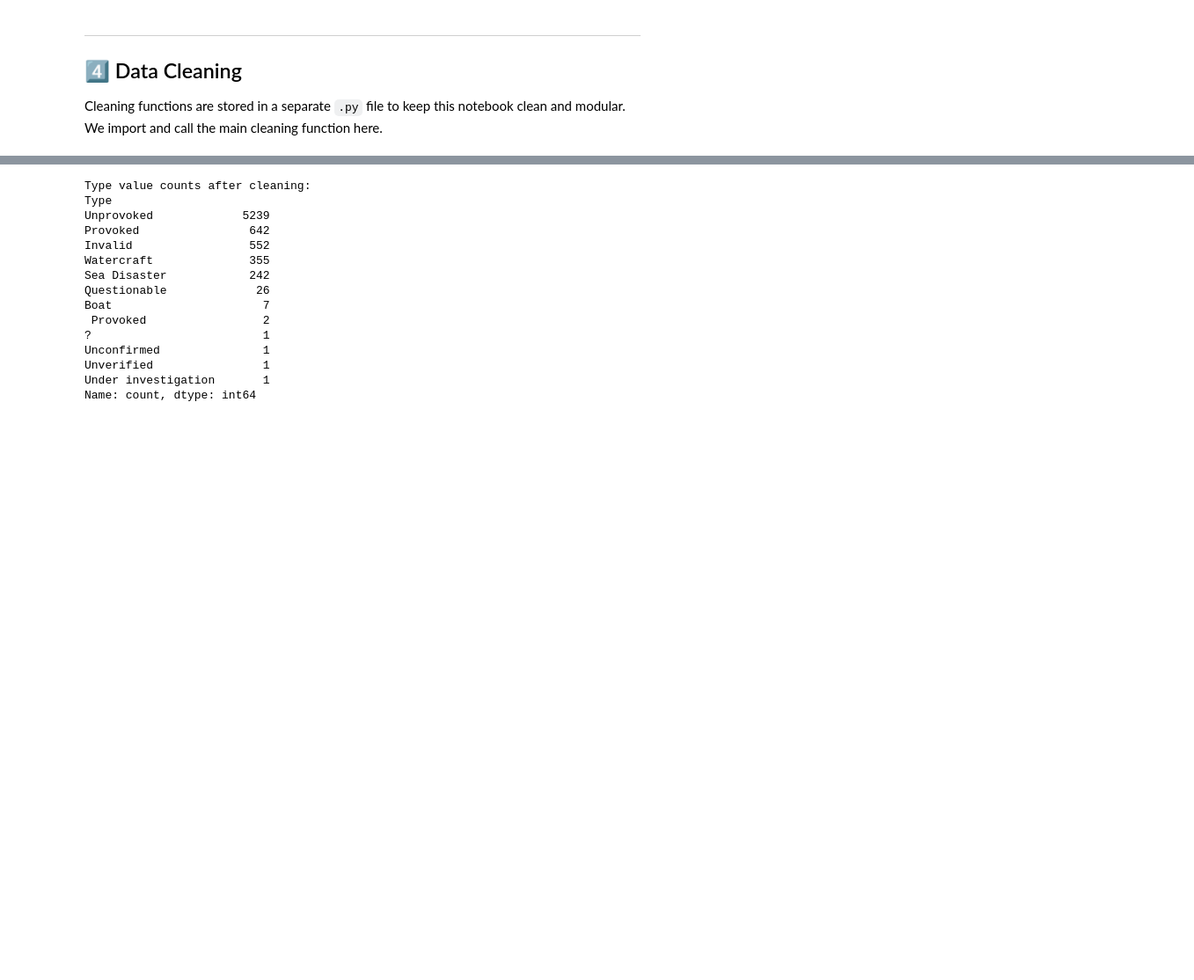
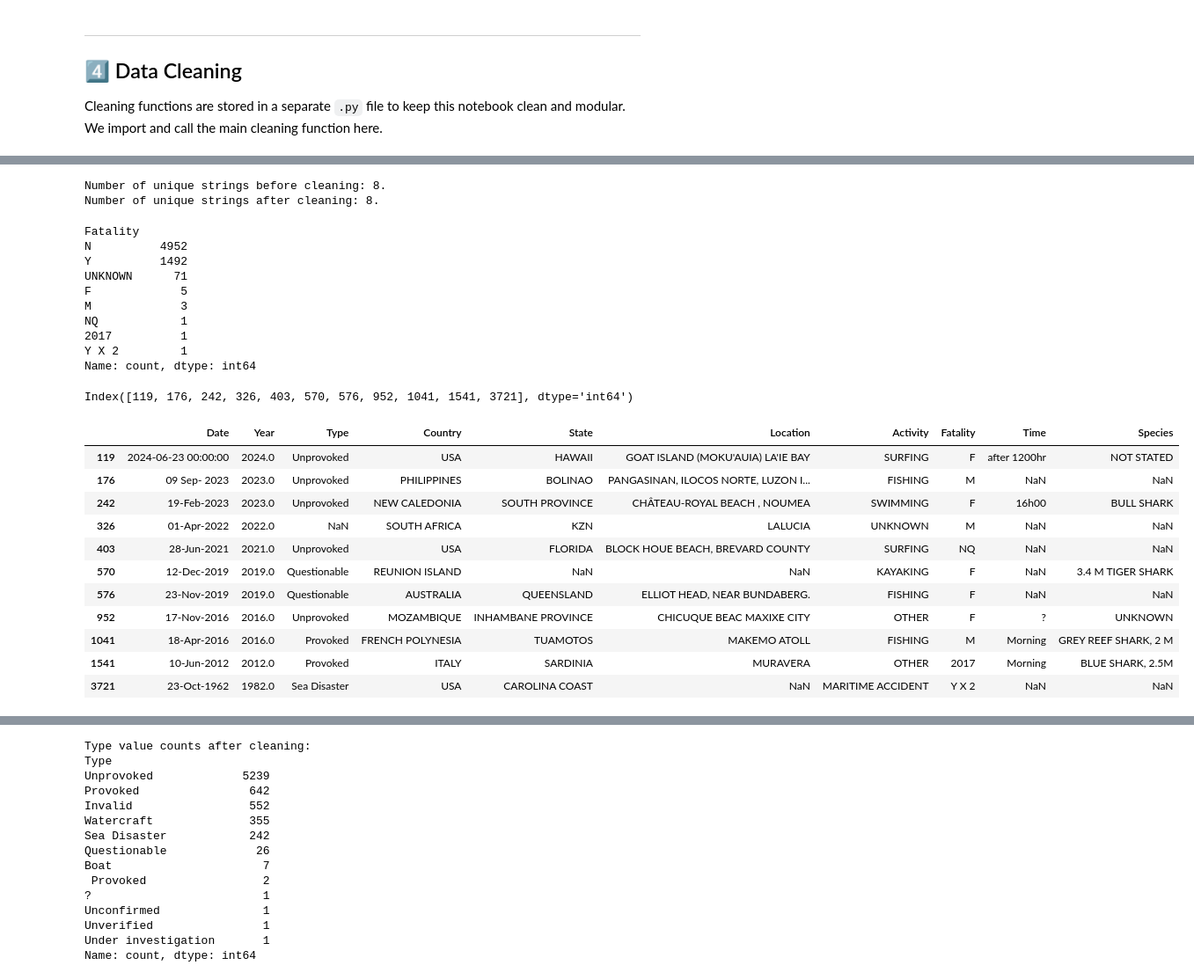
Before and after one commit to cadiyubu/Week2_Shark_Miniproject-, a Jupyter notebook: Shark_df_Analysis_Notebook.ipynb, the cells around one changed output, grey strips where cells are left out. Shown at 88% size. Cells and saved outputs as stored; diff of their text form; code cells hidden in the pictures; blank space fills up the shorter version.

```diff
--- a/Shark_df_Analysis_Notebook.ipynb
+++ b/Shark_df_Analysis_Notebook.ipynb
@@ -145,0 +196,7 @@ print(shark_clean.columns.tolist())
+# %%
+#column_names
+def clean_col_name(col):
+    return col.strip().capitalize()
+
+shark_clean.columns = shark_clean.columns.map(clean_col_name)
+print(shark_clean.columns)
@@ -145,0 +207,5 @@ print(shark_clean.columns.tolist())
+# %%
+# fix only remaining unclear column name:
+
+shark_clean.rename(columns={'Fatal y/n': 'Fatality'}, inplace=True)
+print(shark_clean.columns)
@@ -145,0 +307,8 @@ print(shark_clean.columns.tolist())
+# %%
+#2. Cleaning State:
+
+print(f'Number of unique strings before cleaning: {shark_clean.State.nunique()}.')
+shark_clean["State"] = shark_clean["State"].apply(clean_string)
+print(f'Number of unique strings after cleaning: {shark_clean.State.nunique()}.')
+weird_states=find_weird_strings(shark_clean, 'State')
+display(weird_states)
@@ -145,0 +331,8 @@ print(shark_clean.columns.tolist())
+# %%
+#3. Cleaning Location:
+
+print(f'Number of unique strings before cleaning: {shark_clean.Location.nunique()}.')
+shark_clean["Location"] = shark_clean["Location"].apply(clean_string)
+print(f'Number of unique strings after cleaning: {shark_clean.Location.nunique()}.')
+weird_locations=find_weird_strings(shark_clean, 'Location')
+display(weird_locations)
@@ -145,0 +355,38 @@ print(shark_clean.columns.tolist())
+# %%
+#4. Cleaning FATALITY:
+
+print(f'Number of unique strings before cleaning: {shark_clean.Fatality.nunique()}.')
+shark_clean["Fatality"] = shark_clean["Fatality"].apply(clean_string)
+print(f'Number of unique strings after cleaning: {shark_clean.Fatality.nunique()}.')
+display(shark_clean.Fatality.value_counts())
+
+#getting the rows with weird values to see what is happening there:
+weird_values = ['F', 'M', 'NQ', '2017', 'Y X 2']
+display(shark_clean[shark_clean['Fatality'].isin(weird_values)].index)
+display(shark_clean[shark_clean['Fatality'].isin(weird_values)])
+# %% [output]
+Number of unique strings before cleaning: 8.
+Number of unique strings after cleaning: 8.
+Fatality
+N          4952
+Y          1492
+UNKNOWN      71
+F             5
+M             3
+NQ            1
+2017          1
+Y X 2         1
+Name: count, dtype: int64
+Index([119, 176, 242, 326, 403, 570, 576, 952, 1041, 1541, 3721], dtype='int64')
+|  | Date | Year | Type | Country | State | Location | Activity | Fatality | Time | Species |
+| 119 | 2024-06-23 00:00:00 | 2024.0 | Unprovoked | USA | HAWAII | GOAT ISLAND (MOKU'AUIA) LA'IE BAY | SURFING | F | after 1200hr | NOT STATED |
+| 176 | 09 Sep- 2023 | 2023.0 | Unprovoked | PHILIPPINES | BOLINAO | PANGASINAN, ILOCOS NORTE, LUZON I... | FISHING | M | NaN | NaN |
+| 242 | 19-Feb-2023 | 2023.0 | Unprovoked | NEW CALEDONIA | SOUTH PROVINCE | CHÂTEAU-ROYAL BEACH , NOUMEA | SWIMMING | F | 16h00 | BULL SHARK |
+| 326 | 01-Apr-2022 | 2022.0 | NaN | SOUTH AFRICA | KZN | LALUCIA | UNKNOWN | M | NaN | NaN |
+| 403 | 28-Jun-2021 | 2021.0 | Unprovoked | USA | FLORIDA | BLOCK HOUE BEACH, BREVARD COUNTY | SURFING | NQ | NaN | NaN |
+| 570 | 12-Dec-2019 | 2019.0 | Questionable | REUNION ISLAND | NaN | NaN | KAYAKING | F | NaN | 3.4 M TIGER SHARK |
+| 576 | 23-Nov-2019 | 2019.0 | Questionable | AUSTRALIA | QUEENSLAND | ELLIOT HEAD, NEAR BUNDABERG. | FISHING | F | NaN | NaN |
+| 952 | 17-Nov-2016 | 2016.0 | Unprovoked | MOZAMBIQUE | INHAMBANE PROVINCE | CHICUQUE BEAC MAXIXE CITY | OTHER | F | ? | UNKNOWN |
+| 1041 | 18-Apr-2016 | 2016.0 | Provoked | FRENCH POLYNESIA | TUAMOTOS | MAKEMO ATOLL | FISHING | M | Morning | GREY REEF SHARK, 2 M |
+| 1541 | 10-Jun-2012 | 2012.0 | Provoked | ITALY | SARDINIA | MURAVERA | OTHER | 2017 | Morning | BLUE SHARK, 2.5M |
+| 3721 | 23-Oct-1962 | 1982.0 | Sea Disaster | USA | CAROLINA COAST | NaN | MARITIME ACCIDENT | Y X 2 | NaN | NaN |
```
Also changed, not shown: parts of 22 cells of this notebook.
